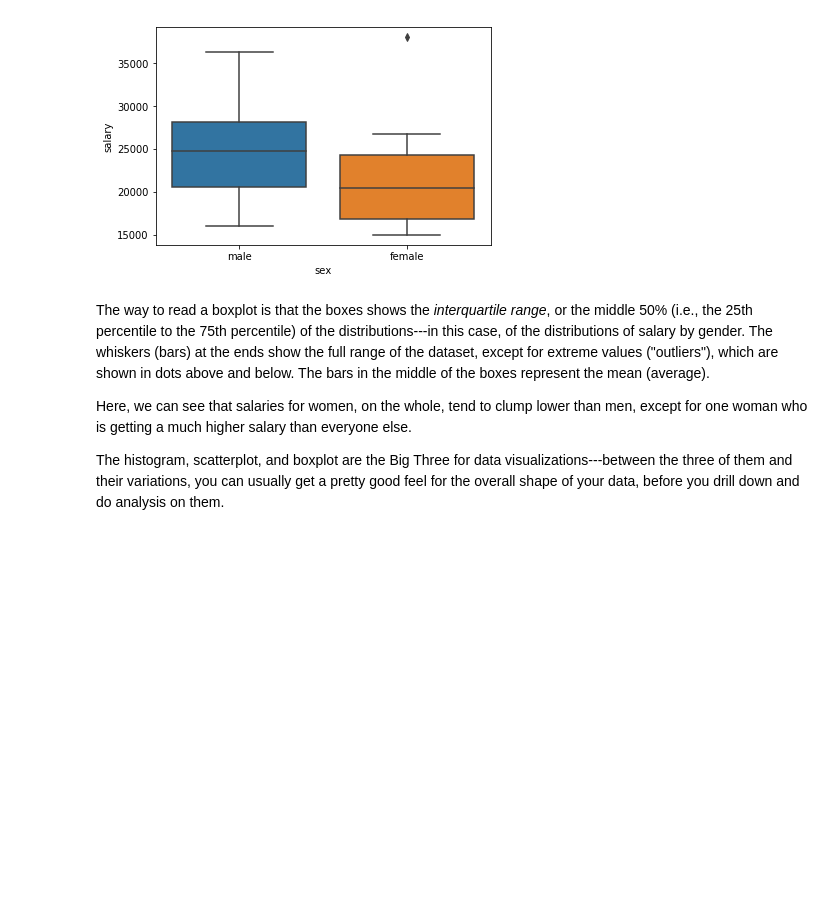
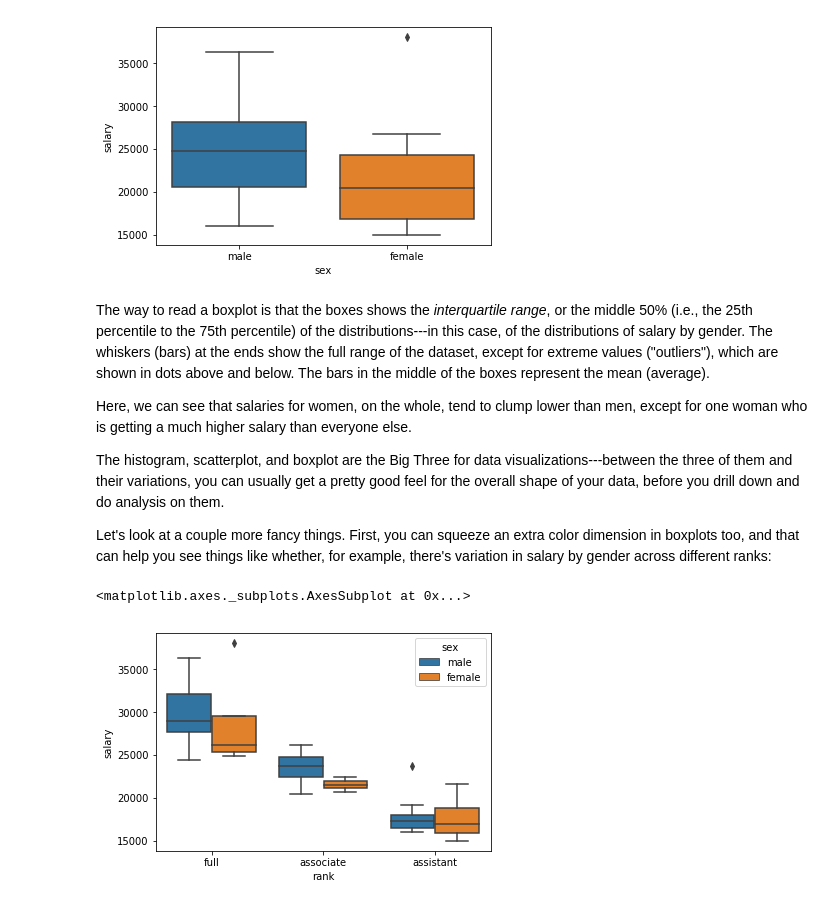
Before and after one commit to paultopia/gobbledygook, a Jupyter notebook: content/lessons/exploratory_intro.ipynb, the cells around one changed output. Cells and saved outputs as stored; diff of their text form; code cells hidden in the pictures; blank space fills up the shorter version.

Commit message:
improve plot lesson

```diff
--- a/content/lessons/exploratory_intro.ipynb
+++ b/content/lessons/exploratory_intro.ipynb
@@ -182,3 +184,10 @@ The way to read a boxplot is that the boxes shows the *interquartile range*, or
 Here, we can see that salaries for women, on the whole, tend to clump lower than men, except for one woman who is getting a much higher salary than everyone else.
 
 The histogram, scatterplot, and boxplot are the Big Three for data visualizations---between the three of them and their variations, you can usually get a pretty good feel for the overall shape of your data, before you drill down and do analysis on them.
+
+Let's look at a couple more fancy things.  First, you can squeeze an extra color dimension in boxplots too, and that can help you see things like whether, for example, there's variation in salary by gender across different ranks:
+# %%
+sns.boxplot(x=df["rank"], y=df["salary"], hue=df["sex"])
+# %% [output]
+<matplotlib.axes._subplots.AxesSubplot at 0x...>
+[figure, added]
```
Also changed, not shown: parts of 8 cells of this notebook, 13 other files.
